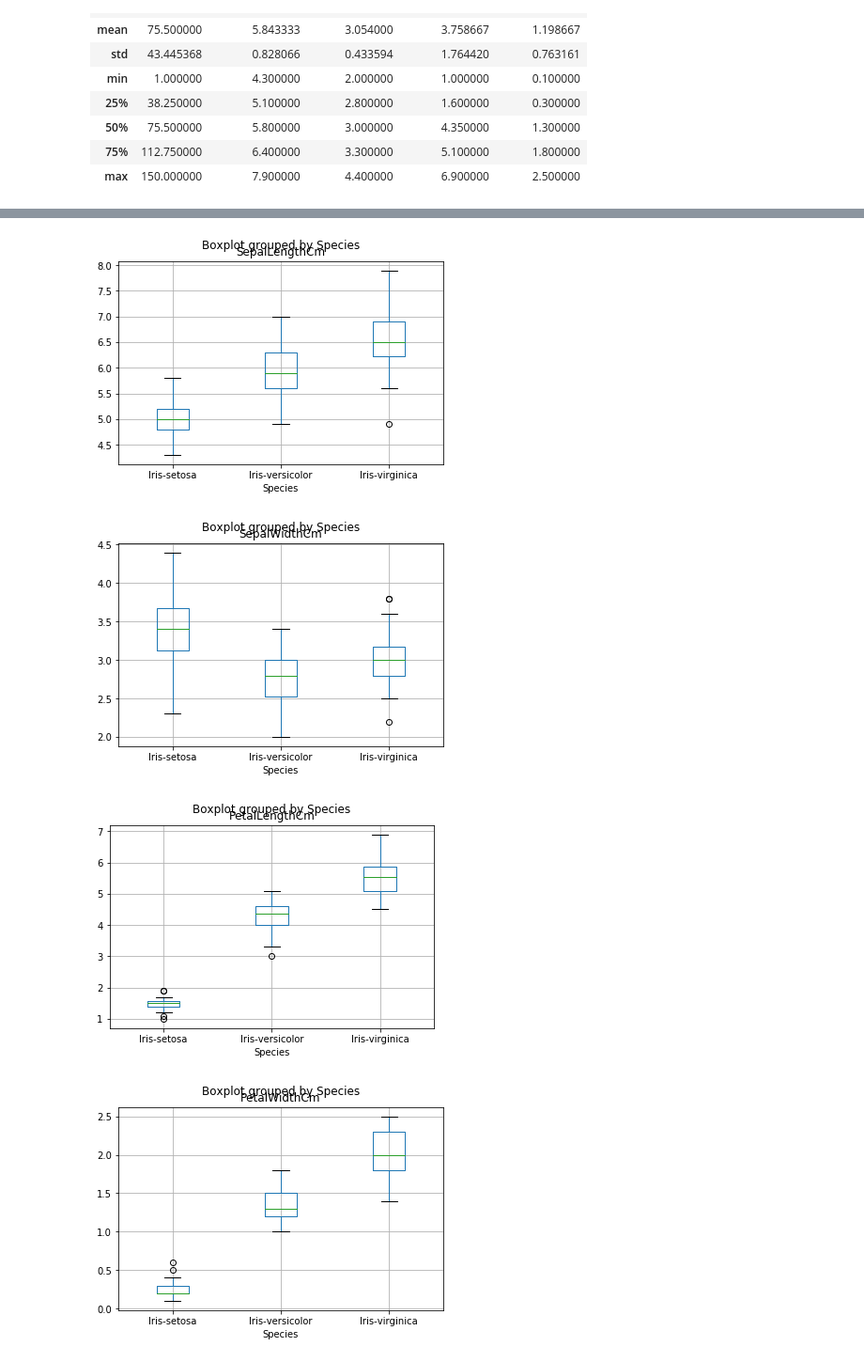
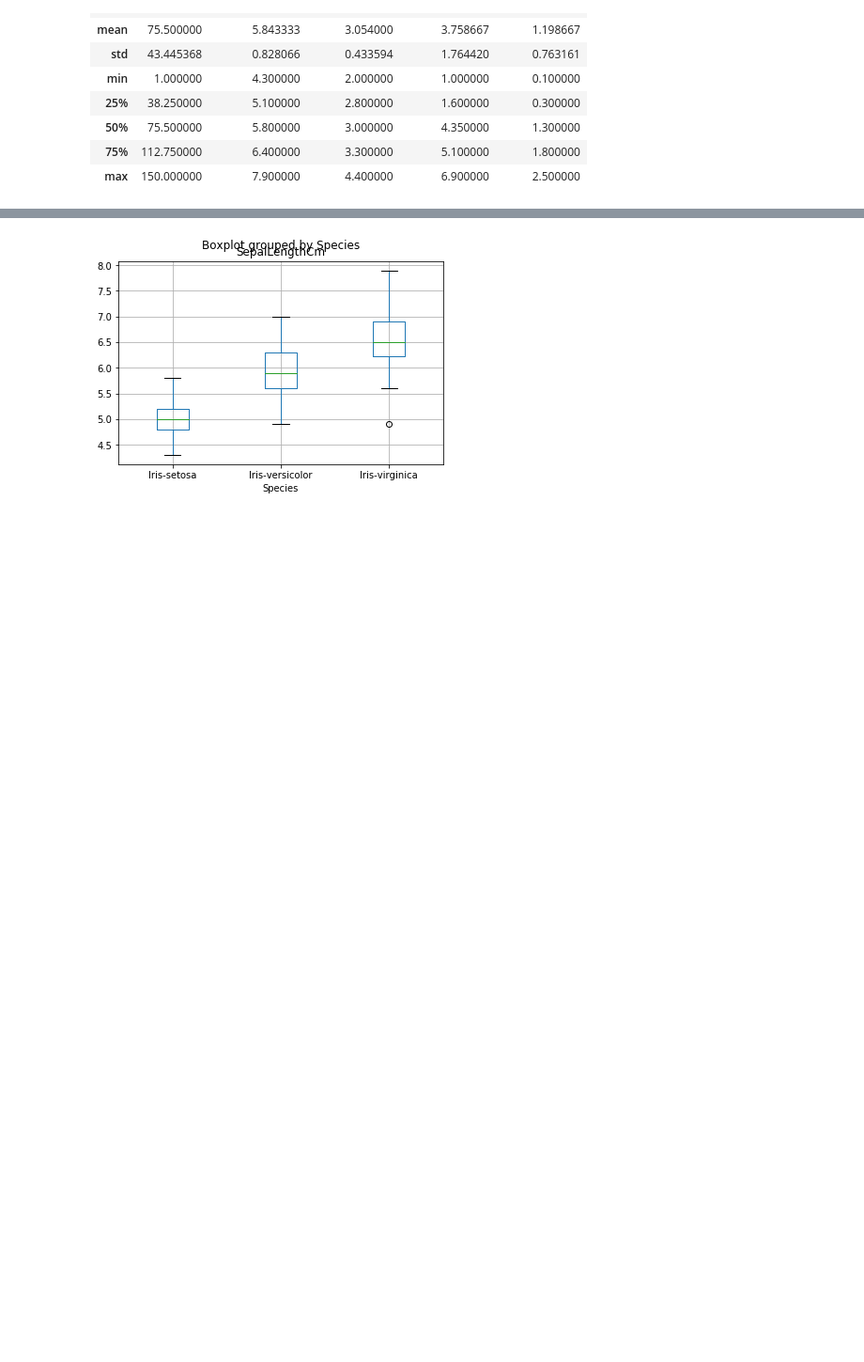
Before and after one commit to Machine-Learning-at-FMI-VU/EDA, a Jupyter notebook: Iris.ipynb, the cells around one changed output, grey strips where cells are left out. Shown: that part at 94% size. Saved outputs shown, nothing was run; the diff lists cells and outputs as text; code cells hidden in the pictures; blank space fills up the shorter version.

```diff
--- a/Iris.ipynb
+++ b/Iris.ipynb
@@ -15,5 +17,5 @@ import pandas as pd
 # %%
-df = pd.read_csv('Iris.csv', sep = ',')
+df = pd.read_csv('data/Iris.csv', sep = ',')
 # %%
 df.head()
 # %% [output]
@@ -71,11 +78,5 @@ df.boxplot(column=['SepalLengthCm','SepalWidthCm','PetalLengthCm','PetalWidthCm'
 # %%
-df.boxplot(column=['SepalLengthCm'], by='Species')
-df.boxplot(column=['SepalWidthCm'], by='Species')
-df.boxplot(column=['PetalLengthCm'], by='Species')
-df.boxplot(column=['PetalWidthCm'], by='Species')
+df.boxplot(column=['SepalLengthCm'], by='Species', )
 plt.show()
 # %% [output]
-[figure, old version]
+[figure, new version]
-[figure, removed]
-[figure, removed]
-[figure, removed]
```
Also changed, not shown: parts of 19 cells of this notebook, 10 other files.
